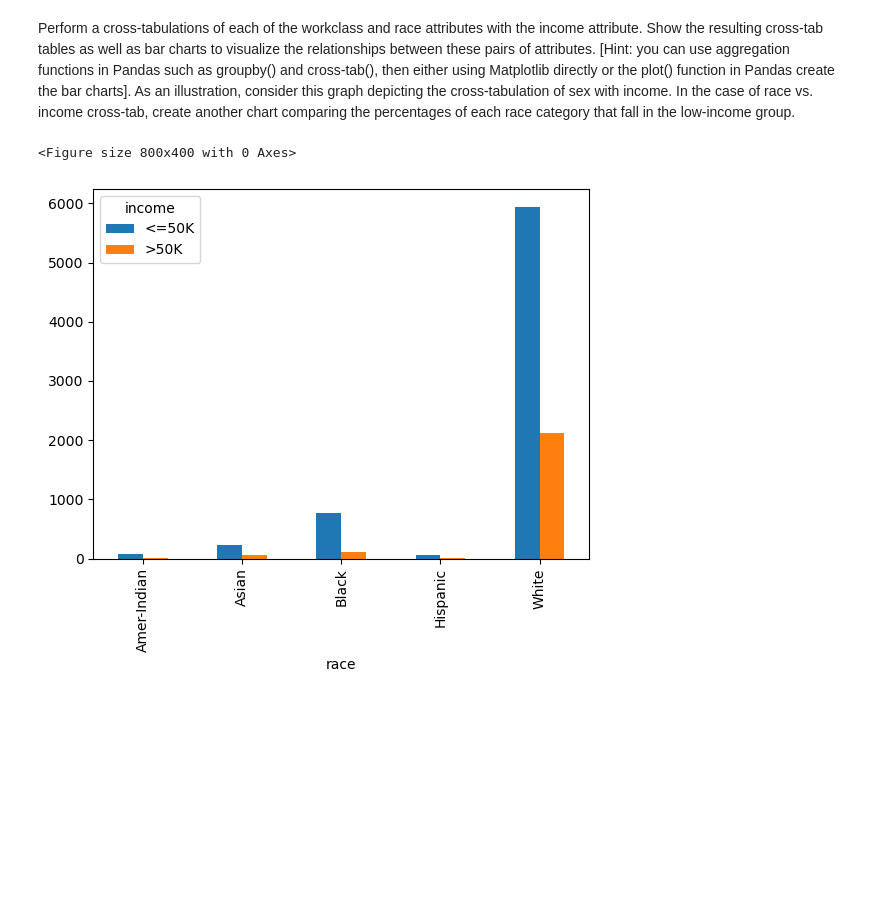
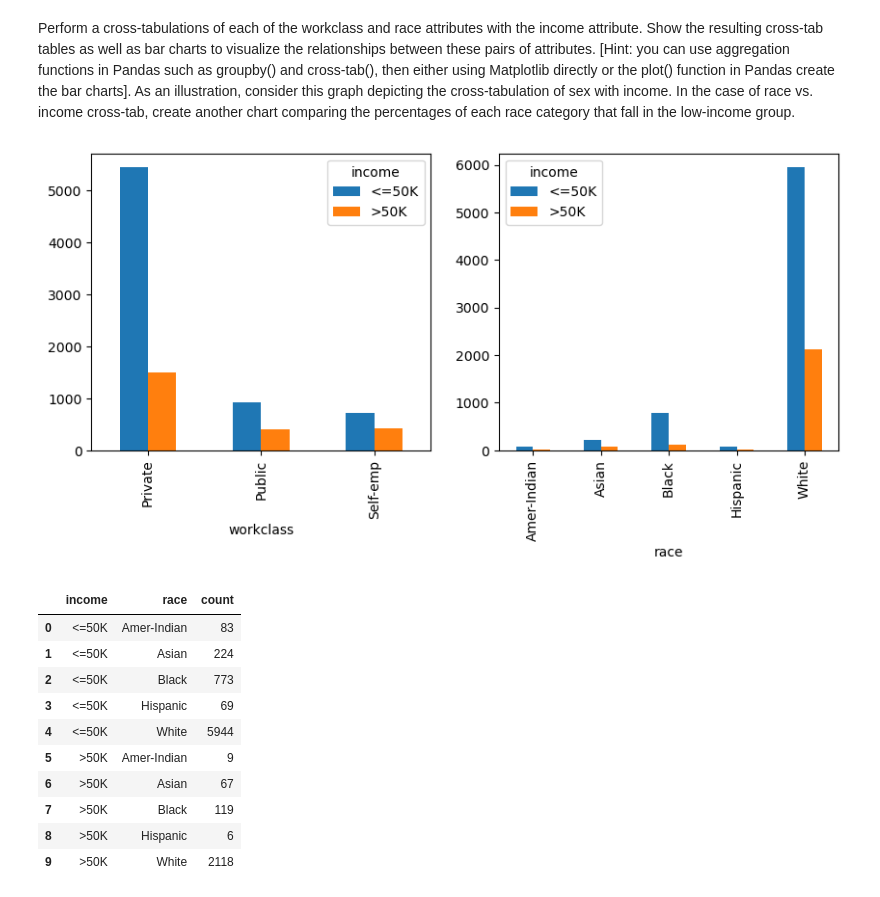
Before and after one commit to kushalnavghare/DSC-478_PRG_ML_APP, a Jupyter notebook: code/Assignment-#1.ipynb, the cells around one changed output. Cells and saved outputs as stored; diff of their text form; code cells hidden in the pictures; blank space fills up the shorter version.

```diff
--- a/code/Assignment-#1.ipynb
+++ b/code/Assignment-#1.ipynb
@@ -225,9 +215,14 @@ ax5.bar(cnt_df[cnt_df.col_name=='income']['value'], cnt_df[cnt_df.col_name=='inc
 # %% [markdown]
 Perform a cross-tabulations of each of the workclass and race attributes with the income attribute. Show the resulting cross-tab tables as well as bar charts to visualize the relationships between these pairs of attributes. [Hint: you can use aggregation functions in Pandas such as groupby() and  cross-tab(), then either using Matplotlib directly or the plot() function in Pandas create the bar charts]. As an illustration, consider this graph depicting the cross-tabulation of sex with income. In the case of race vs. income cross-tab, create another chart comparing the percentages of each race category that fall in the low-income group.
 # %%
-plt.figure(figsize=(8, 4))
-pd.crosstab(cat_df.race, cat_df.income).plot(kind='bar')
+# subplots canvas
+plt.figure(figsize=(10, 4))
+ax1 = plt.subplot(1,2,1)
+ax2 = plt.subplot(1,2,2)
+
+## plotting crosstab to subplots
+pd.crosstab(cat_df.workclass, cat_df.income).plot(kind='bar', ax=ax1)
+pd.crosstab(cat_df.race, cat_df.income).plot(kind='bar', ax=ax2)
 plt.show()
 # %% [output]
-<Figure size 800x400 with 0 Axes>
-[figure, old version]
+[figure, new version]
@@ -233,0 +232,14 @@ plt.show()
+# %%
+plt_df
+# %% [output]
+|  | income | race | count |
+| 0 | <=50K | Amer-Indian | 83 |
+| 1 | <=50K | Asian | 224 |
+| 2 | <=50K | Black | 773 |
+| 3 | <=50K | Hispanic | 69 |
+| 4 | <=50K | White | 5944 |
+| 5 | >50K | Amer-Indian | 9 |
+| 6 | >50K | Asian | 67 |
+| 7 | >50K | Black | 119 |
+| 8 | >50K | Hispanic | 6 |
+| 9 | >50K | White | 2118 |
```
Also changed, not shown: parts of 82 cells of this notebook, 1 other file.
